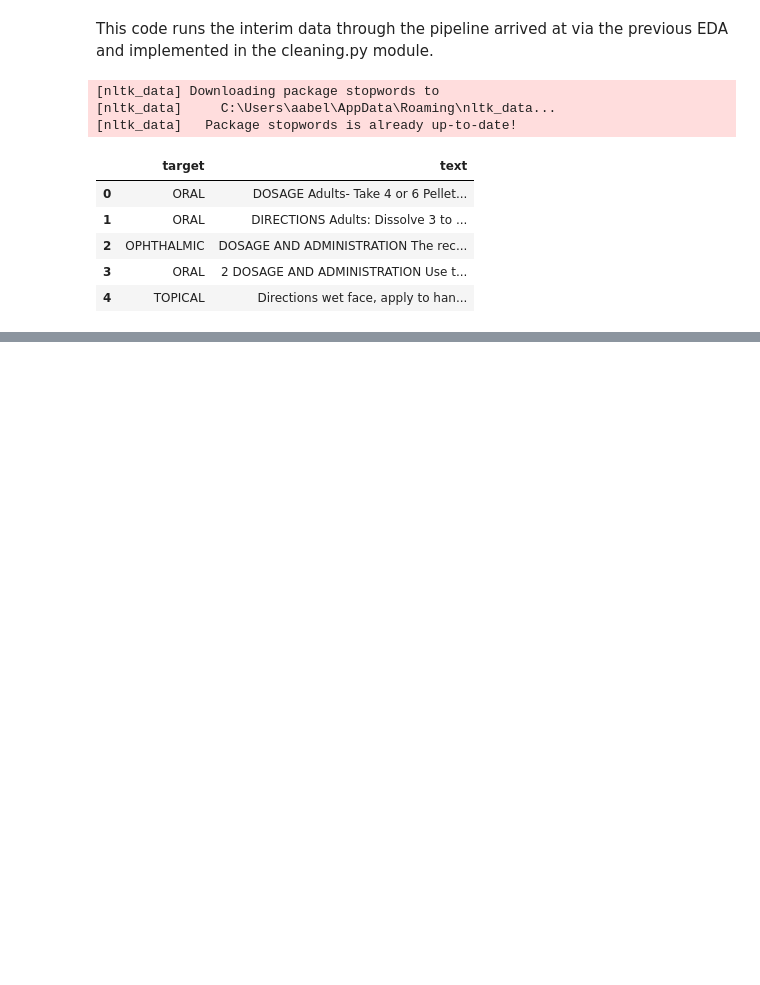
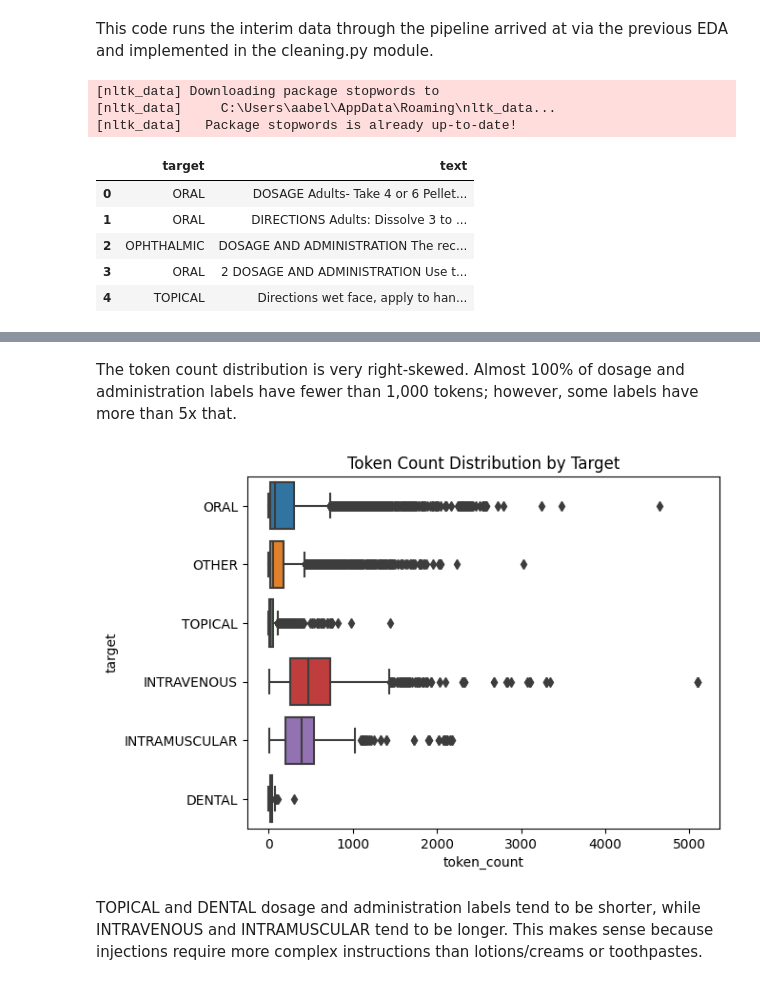
Before and after one commit to andrewabeles/drug-labels, a Jupyter notebook: notebooks/1.4-prepare-interim-data.ipynb, the cells around one changed output, grey strips where cells are left out. Saved outputs shown, nothing was run; the diff lists cells and outputs as text; code cells hidden in the pictures; blank space fills up the shorter version.

```diff
--- a/notebooks/1.4-prepare-interim-data.ipynb
+++ b/notebooks/1.4-prepare-interim-data.ipynb
@@ -37,0 +109,14 @@ pd.to_pickle(df, '../data/processed/drugs.pkl') # save as file to data/processed
+# %% [markdown]
+The token count distribution is very right-skewed. Almost 100% of dosage and administration labels have fewer than 1,000 tokens; however, some labels have more than 5x that.
+# %%
+sns.boxplot(
+    data=df,
+    x='token_count',
+    y='target'
+)
+plt.title('Token Count Distribution by Target')
+plt.show()
+# %% [output]
+[figure, added]
+# %% [markdown]
+TOPICAL and DENTAL dosage and administration labels tend to be shorter, while INTRAVENOUS and INTRAMUSCULAR tend to be longer. This makes sense because injections require more complex instructions than lotions/creams or toothpastes.
```
Also changed, not shown: parts of 28 cells of this notebook.
